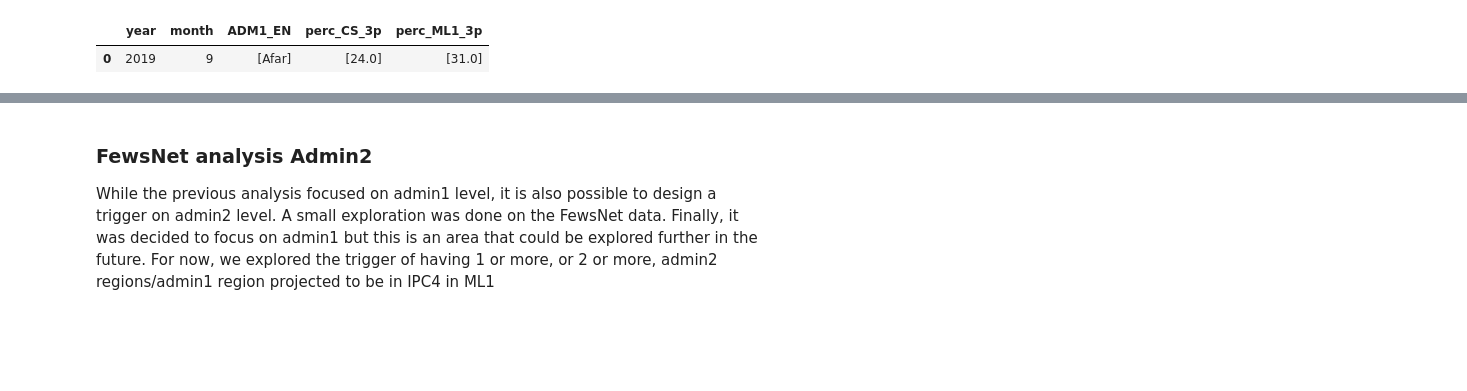
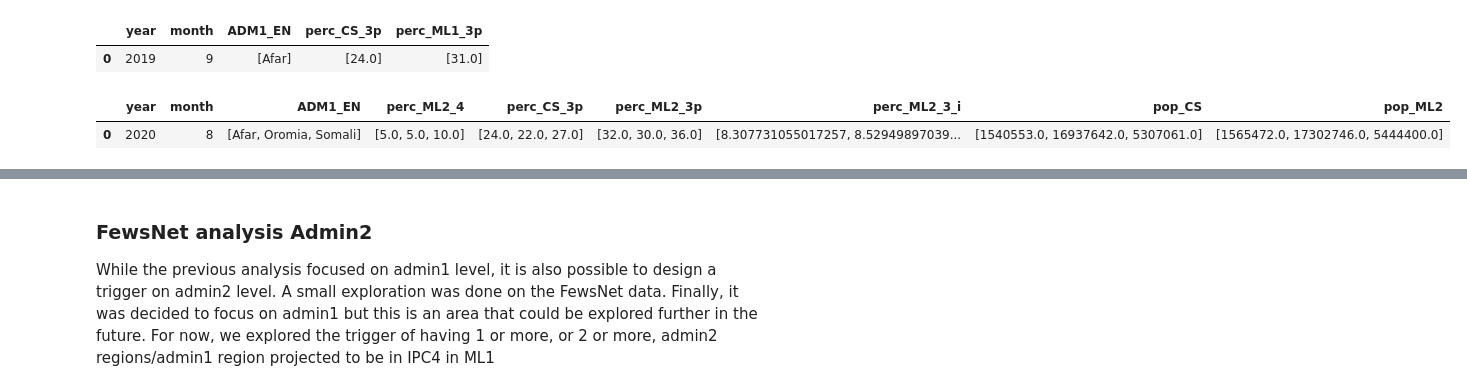
Before and after one commit to OCHA-DAP/pa-aa-food-insecurity, a Jupyter notebook: ethiopia/IPC_ThresholdAnalysis.ipynb, the cells around one changed output, grey strips where cells are left out. Cells and saved outputs as stored; diff of their text form; code cells hidden in the pictures; blank space fills up the shorter version.

```diff
--- a/ethiopia/IPC_ThresholdAnalysis.ipynb
+++ b/ethiopia/IPC_ThresholdAnalysis.ipynb
@@ -401,11 +447,16 @@ df_gadm=df_ipcg[~df_ipcg["Country"].str.contains('Ethiopia')]
 df_gadm=df_gadm.drop("ADMIN1",axis=1)
 #Country column contains the admin1 name
 df_gadm=df_gadm.rename(columns={"Country":"ADM1_EN"})
+# %%
+df_gadm["perc_ML2_3_i"]=(df_gadm["ML2_3p"]-df_gadm["CS_3p"])/df_gadm["pop_CS"]*100 #(row[cols_ml1].sum() - row[cols_cs].sum())/row["pop_CS"]*100
 # %%
 #get yes/no for different thresholds, i.e. column value for row will be 1 if threshold is met and 0 if it isnt
 df_gadm["trigger_ML1_4_20"]=df_gadm.apply(lambda x: get_trigger(x,"ML1",4,20),axis=1)
 df_gadm["trigger_ML1_3_30"]=df_gadm.apply(lambda x: get_trigger(x,"ML1",3,30),axis=1)
 df_gadm["trigger_ML1_3_5i"]=df_gadm.apply(lambda x: get_trigger_increase(x,"ML1",3,5),axis=1)
+df_gadm["trigger_ML2_4_20"]=df_gadm.apply(lambda x: get_trigger(x,"ML2",4,20),axis=1)
+df_gadm["trigger_ML2_3_30"]=df_gadm.apply(lambda x: get_trigger(x,"ML2",3,30),axis=1)
+df_gadm["trigger_ML2_3_5i"]=df_gadm.apply(lambda x: get_trigger_increase(x,"ML2",3,5),axis=1)
 # %%
 #initialize dict with all the analyses
 dict_gan={}
@@ -432,6 +483,14 @@ dict_gan["an3"]={"df":df_gan3,"trig_cols":["ML1_3","CS_3","CS_4","ML1_4"],"desc"
 # %% [output]
 |  | year | month | ADM1_EN | perc_CS_3p | perc_ML1_3p |
 | 0 | 2019 | 9 | [Afar] | [24.0] | [31.0] |
+# %%
+#Analysis 11: At least 20% of population projected in ML2 in IPC4+ OR (30% in ML2 in IPC3+ AND 5% increase in IPC3+ in ML2 compared to CS)
+df_gan11=df_gadm.loc[(df_gadm["trigger_ML2_4_20"]) | ((df_gadm["trigger_ML2_3_30"]==1)&(df_gadm["trigger_ML2_3_5i"]==1))]
+display(df_gan11.groupby(['year', 'month'], as_index=False)['ADM1_EN','perc_ML2_4','perc_CS_3p','perc_ML2_3p','perc_ML2_3_i','pop_CS','pop_ML2'].agg(lambda x: list(x)))
+dict_gan["an11"]={"df":df_gan11,"trig_cols":["ML2_3","ML2_4"],"desc":"20% in ML2 in IPC4 OR (30% in ML2 in IPC3+ AND 5% increase in IPC3+ in ML2 compared to CS)"}
+# %% [output]
+|  | year | month | ADM1_EN | perc_ML2_4 | perc_CS_3p | perc_ML2_3p | perc_ML2_3_i | pop_CS | pop_ML2 |
+| 0 | 2020 | 8 | [Afar, Oromia, Somali] | [5.0, 5.0, 10.0] | [24.0, 22.0, 27.0] | [32.0, 30.0, 36.0] | [8.307731055017257, 8.52949897039... | [1540553.0, 16937642.0, 5307061.0] | [1565472.0, 17302746.0, 5444400.0] |
 # %%
 for k in dict_gan.keys():
     d=dict_gan[k]["desc"]
```
Also changed, not shown: parts of 11 cells of this notebook.
